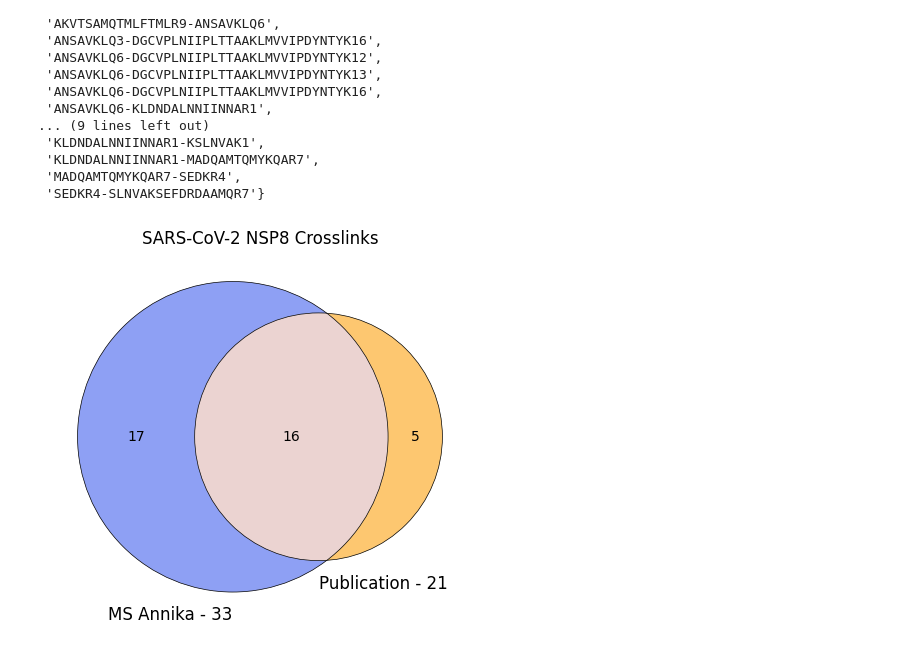
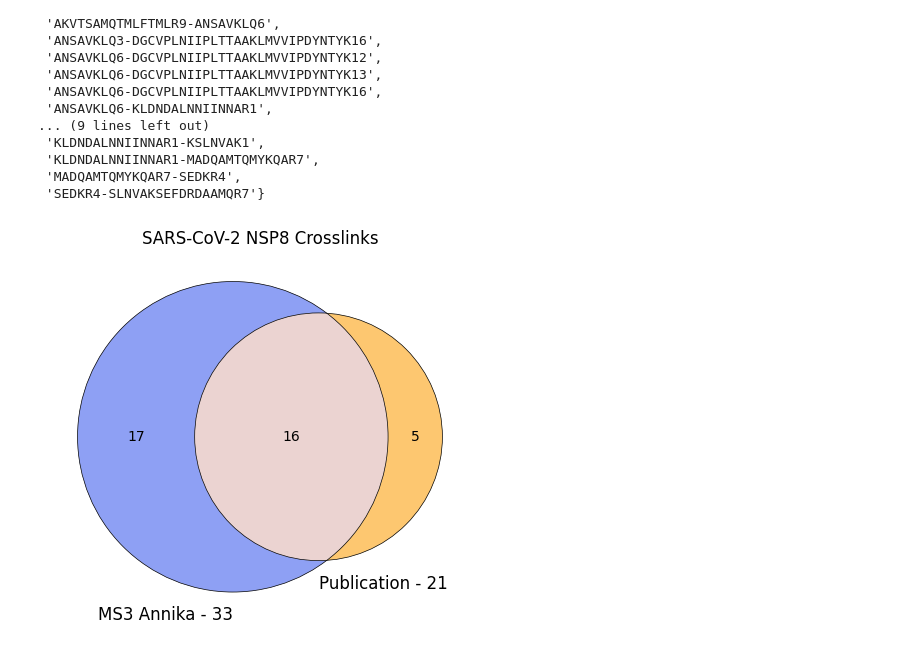
Before and after one commit to hgb-bin-proteomics/MSAnnika_MS3_Results, a Jupyter notebook: PXD026191/DSSO_KSTY/venn_diagrams_publication.ipynb, the cells around one changed output. Cells and saved outputs as stored; diff of their text form; code cells hidden in the pictures.

```diff
--- a/PXD026191/DSSO_KSTY/venn_diagrams_publication.ipynb
+++ b/PXD026191/DSSO_KSTY/venn_diagrams_publication.ipynb
@@ -68,14 +68,14 @@ from matplotlib import pyplot as plt
 %matplotlib inline
 # %%
 venn2(subsets = (len(annika_crosslinks_nsp8 - paper_crosslinks_nsp8), len(paper_crosslinks_nsp8 - annika_crosslinks_nsp8), len(annika_crosslinks_nsp8 & paper_crosslinks_nsp8)),
-      set_labels = ("MS Annika - 33", "Publication - 21"),
+      set_labels = ("MS3 Annika - 33", "Publication - 21"),
       set_colors = ("#4361EE", "#FCA311"), alpha = 0.6);
 venn2_circles(subsets = (len(annika_crosslinks_nsp8 - paper_crosslinks_nsp8), len(paper_crosslinks_nsp8 - annika_crosslinks_nsp8), len(annika_crosslinks_nsp8 & paper_crosslinks_nsp8)),
               linewidth = 0.5);
 plt.savefig("NSP8_comparison2_notitle.png", dpi = 300, transparent = True, bbox_inches = "tight")
 plt.savefig("NSP8_comparison2_notitle.svg", dpi = 300, transparent = True, bbox_inches = "tight")
 plt.title("SARS-CoV-2 NSP8 Crosslinks");
 plt.savefig("NSP8_comparison2.png", dpi = 300, transparent = True, bbox_inches = "tight")
 plt.savefig("NSP8_comparison2.svg", dpi = 300, transparent = True, bbox_inches = "tight")
 # %% [output]
-[figure, old version]
+[figure, new version]
```
Also changed, not shown: 17 other files.
